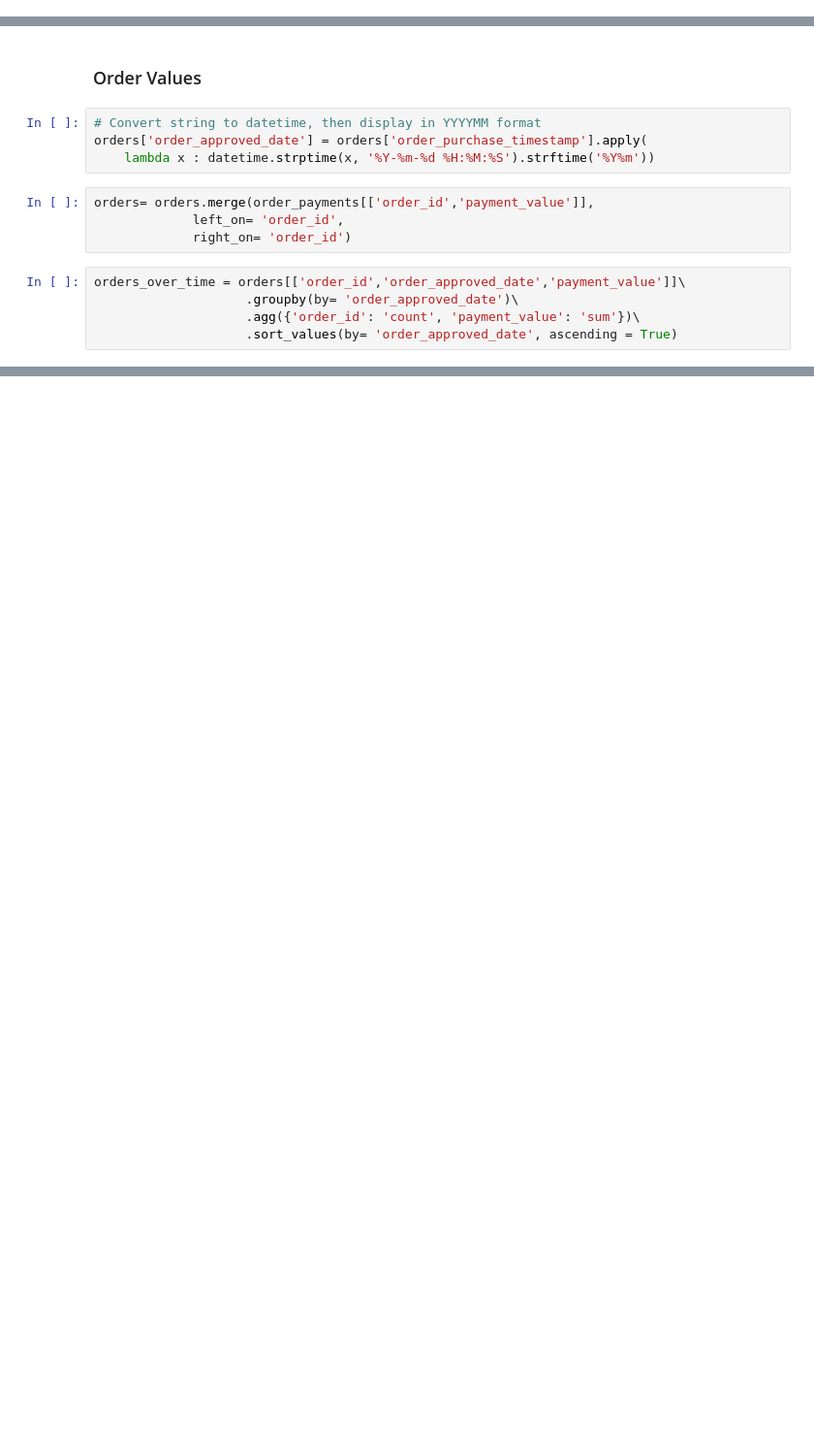
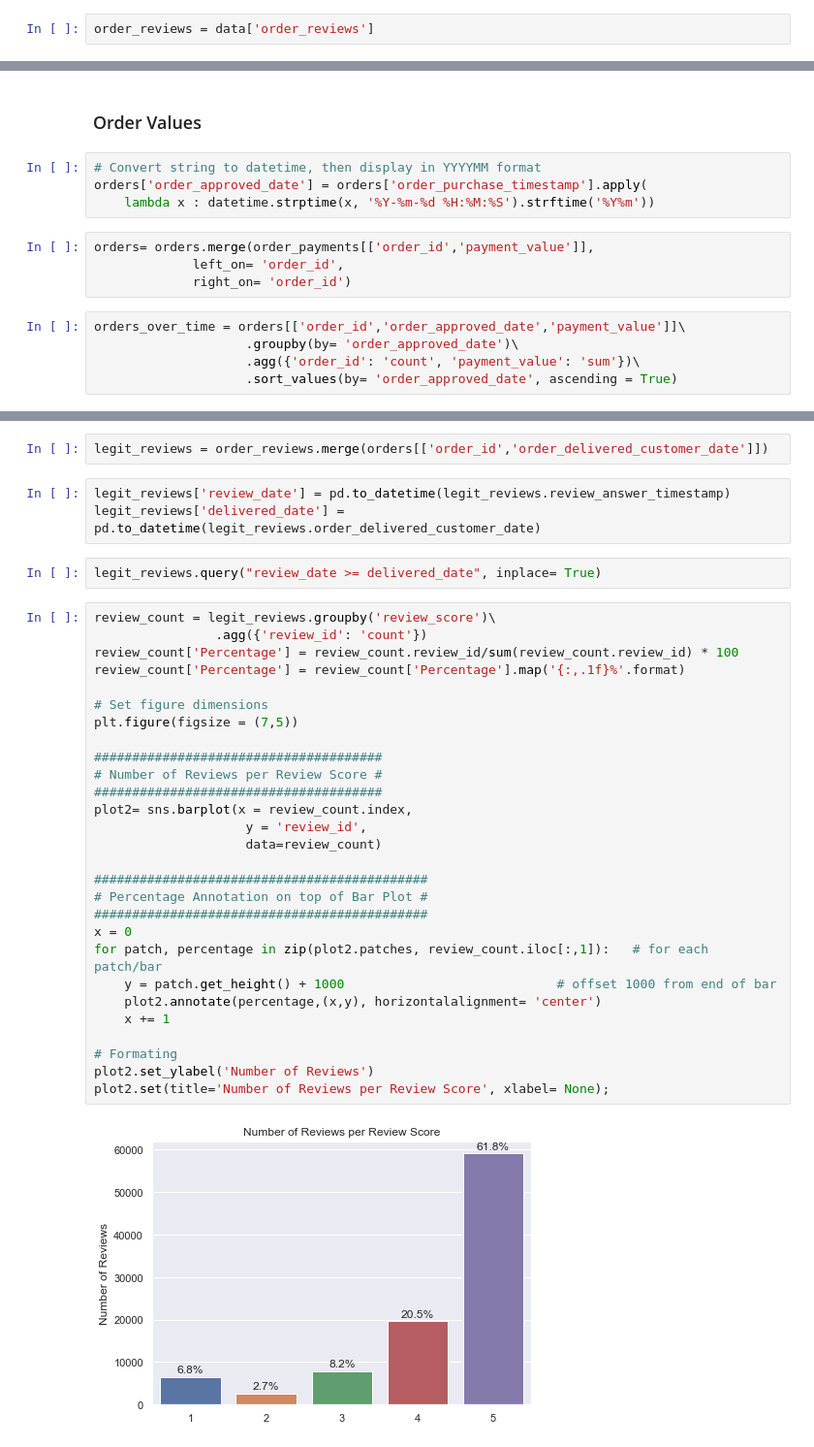
Before and after one commit to honnsey/Olist, a Jupyter notebook: OLIST.ipynb, the cells around one changed output, grey strips where cells are left out. Shown at 97% size. Cells and saved outputs as stored; diff of their text form; blank space fills up the shorter version.

```diff
--- a/OLIST.ipynb
+++ b/OLIST.ipynb
@@ -34,6 +34,8 @@ geo_by_zip_code = geolocation.groupby('geolocation_zip_code_prefix')\
 order_items= data['order_items']
 # %%
 order_payments = data['order_payments']
+# %%
+order_reviews = data['order_reviews']
 # %% [markdown]
 ## Sellers
 # %%
@@ -167,0 +149,37 @@ ax3 = double_plot(orders_over_time,palette= "RdPu")
+# %%
+legit_reviews = order_reviews.merge(orders[['order_id','order_delivered_customer_date']])
+# %%
+legit_reviews['review_date'] = pd.to_datetime(legit_reviews.review_answer_timestamp)
+legit_reviews['delivered_date'] = pd.to_datetime(legit_reviews.order_delivered_customer_date)
+# %%
+legit_reviews.query("review_date >= delivered_date", inplace= True)
+# %%
+review_count = legit_reviews.groupby('review_score')\
+                .agg({'review_id': 'count'})
+review_count['Percentage'] = review_count.review_id/sum(review_count.review_id) * 100
+review_count['Percentage'] = review_count['Percentage'].map('{:,.1f}%'.format)
+
+# Set figure dimensions
+plt.figure(figsize = (7,5))
+
+######################################
+# Number of Reviews per Review Score #
+######################################
+plot2= sns.barplot(x = review_count.index,
+                    y = 'review_id',
+                    data=review_count)
+
+############################################
+# Percentage Annotation on top of Bar Plot #
+############################################
+x = 0
+for patch, percentage in zip(plot2.patches, review_count.iloc[:,1]):   # for each patch/bar
+    y = patch.get_height() + 1000                            # offset 1000 from end of bar
+    plot2.annotate(percentage,(x,y), horizontalalignment= 'center')
+    x += 1
+
+# Formating
+plot2.set_ylabel('Number of Reviews')
+plot2.set(title='Number of Reviews per Review Score', xlabel= None);
+# %% [output]
+[figure, added]
```
Also changed, not shown: parts of 12 cells of this notebook, 1 other file.
